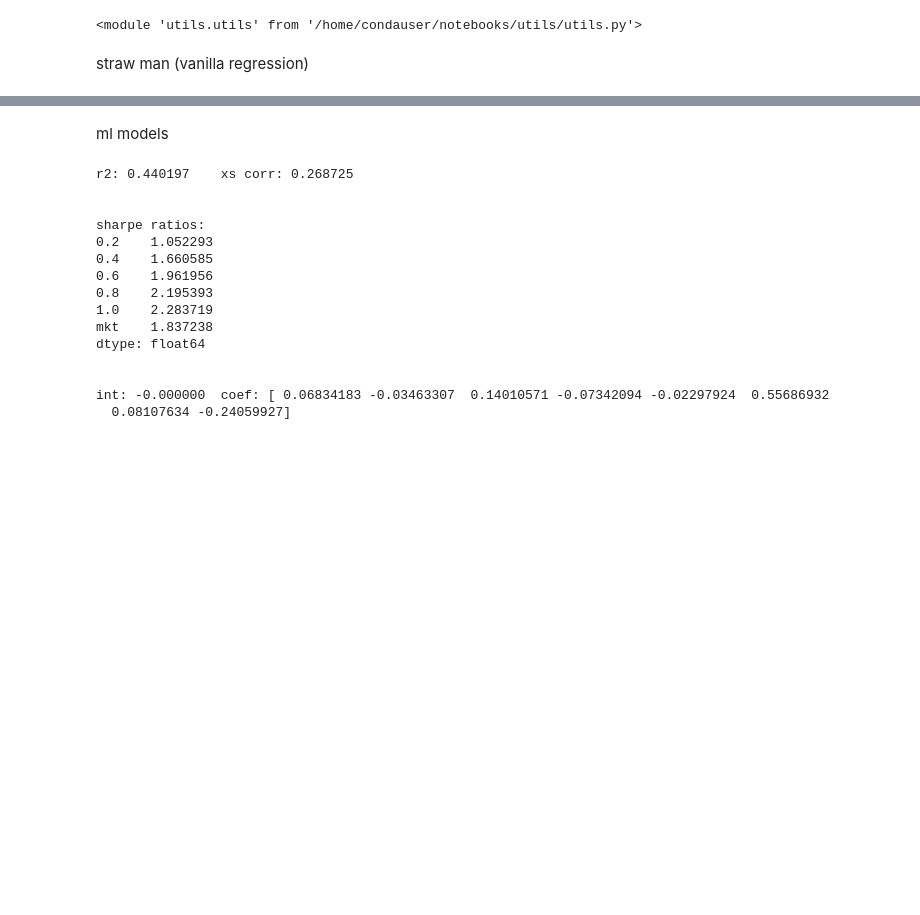
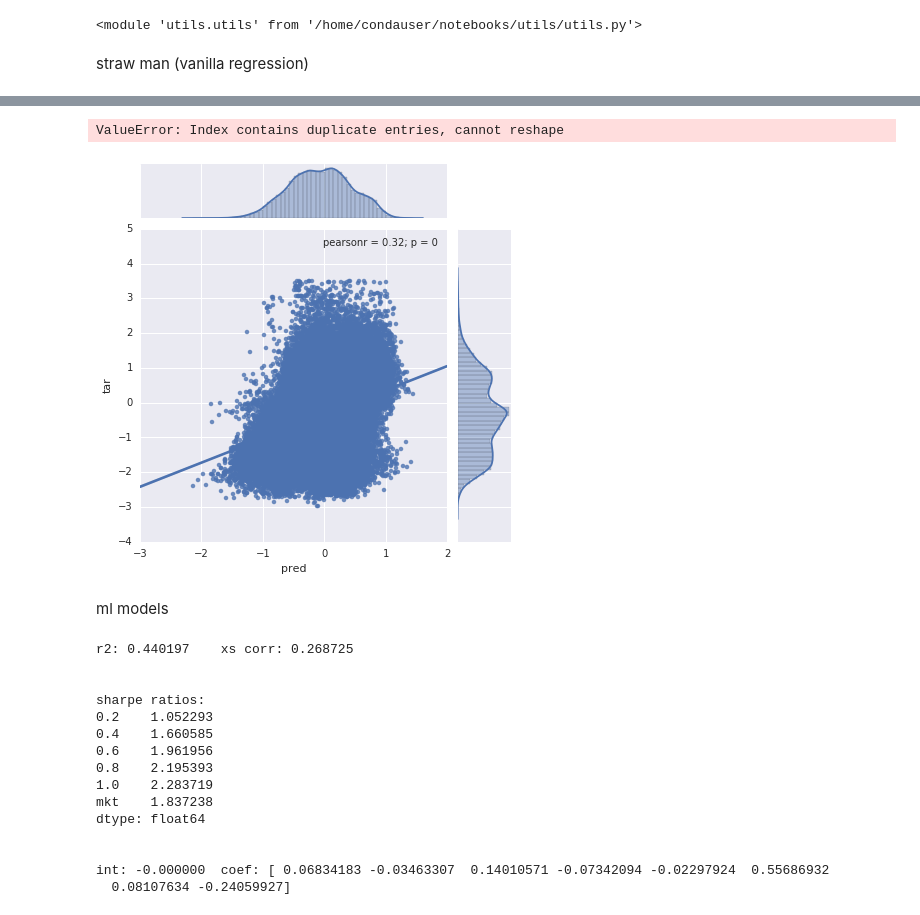
Before and after one commit to rhouck/re, a Jupyter notebook: build model.ipynb, the cells around one changed output, grey strips where cells are left out. Saved outputs shown, nothing was run; the diff lists cells and outputs as text; code cells hidden in the pictures; blank space fills up the shorter version.

```diff
--- a/build model.ipynb
+++ b/build model.ipynb
@@ -290,3 +335,10 @@ int: 0.022759   coef: [ 0.07339052 -0.04339724  0.15683634 -0.06085354 -0.038498
+# %%
+res = composite.model_empirics(clf, df_ts.ix[pred.index], pred)
+# print('\n')
+# print('int: {0:03f}\tcoef: {1}'.format(clf.intercept_, clf.coef_))
+# %% [output]
+ValueError: Index contains duplicate entries, cannot reshape
+[figure, added]
 # %% [markdown]
 ml models
 # %%
```
Also changed, not shown: parts of 20 cells of this notebook, 2 other files.
